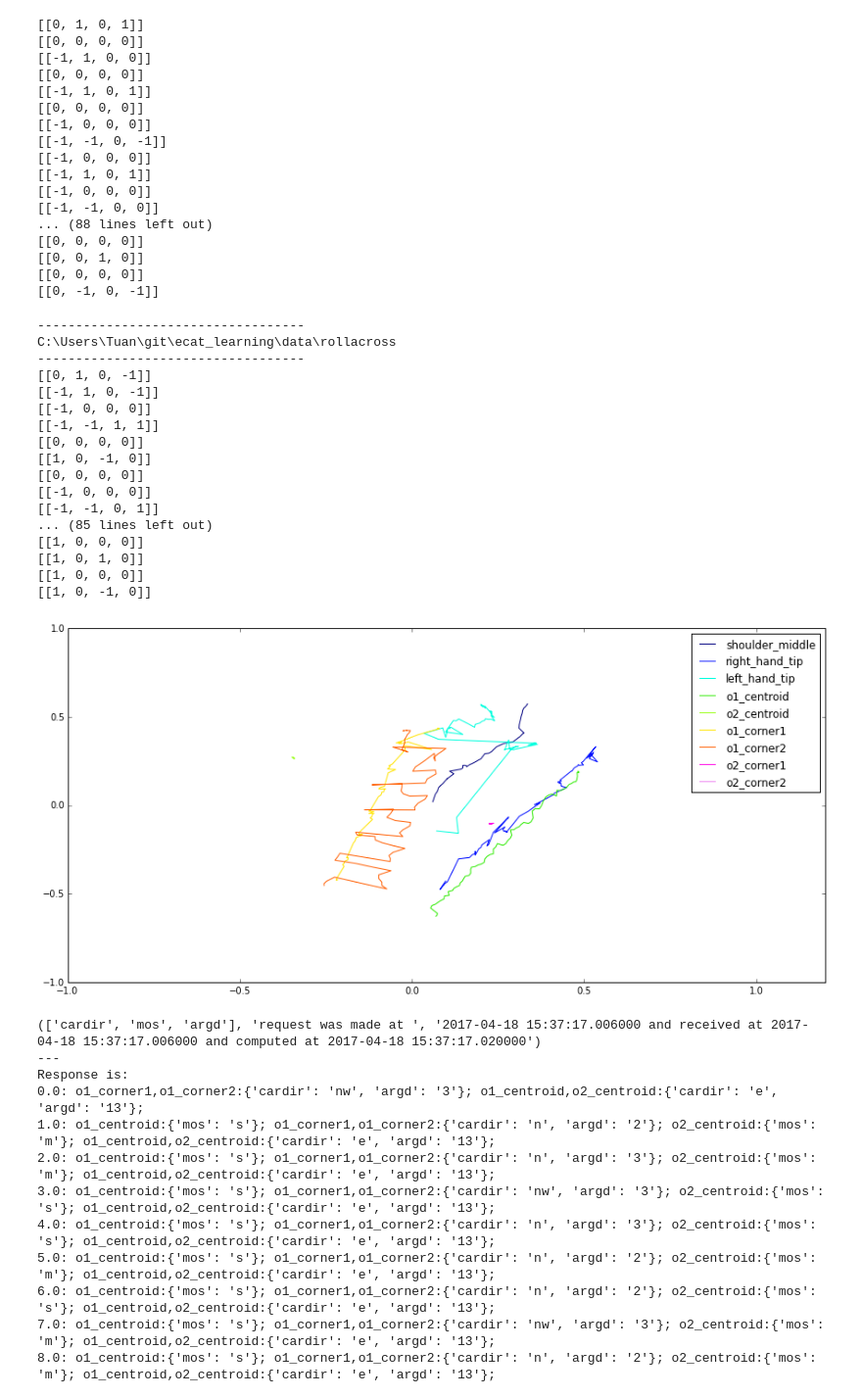
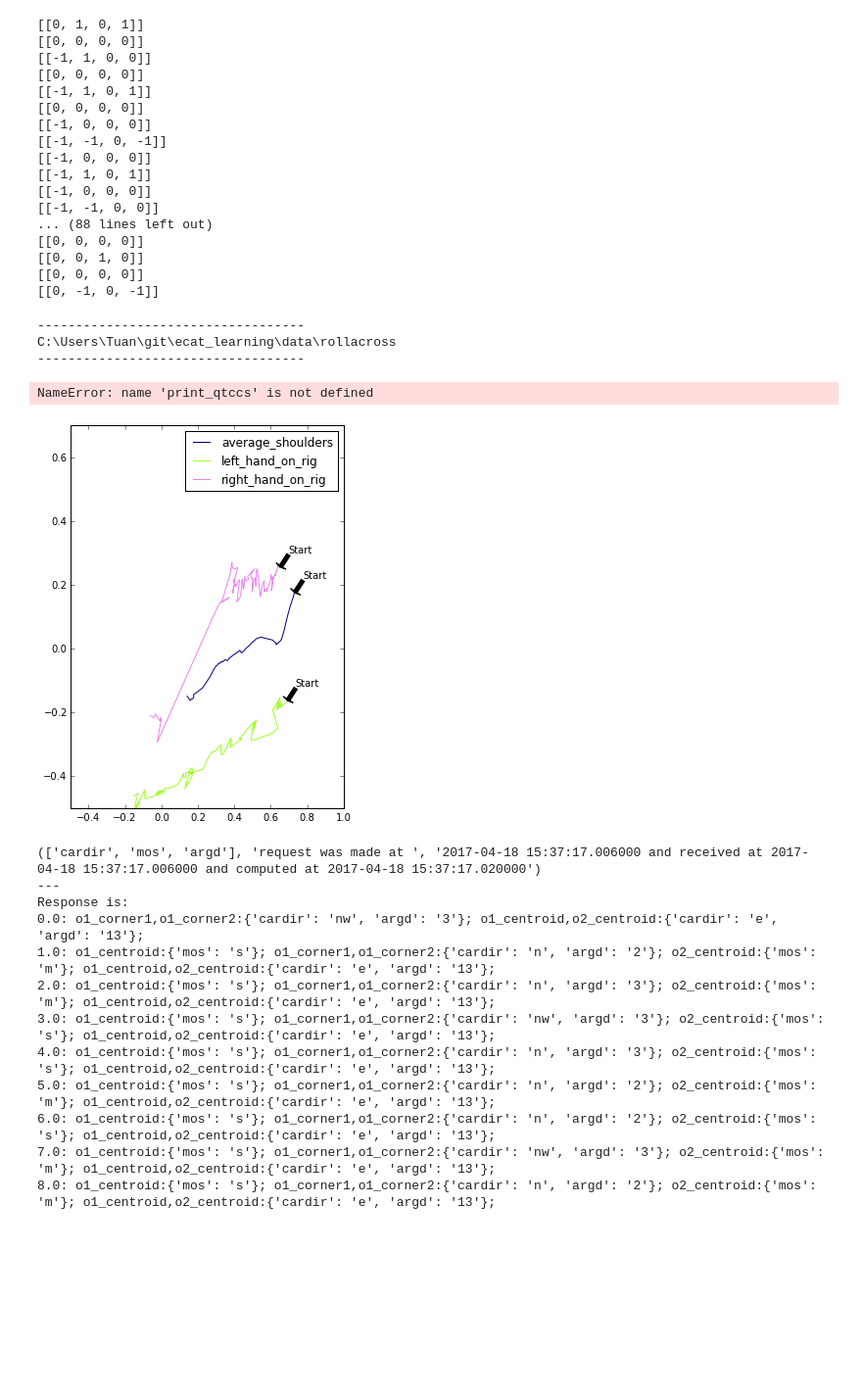
Before and after one commit to tuandnvn/ecat_learning, a Jupyter notebook: Test PCA.ipynb, the cells around one changed output. Shown: that part at 98% size. Cells and saved outputs as stored; diff of their text form; code cells hidden in the pictures; blank space fills up the shorter version.

```diff
--- a/Test PCA.ipynb
+++ b/Test PCA.ipynb
@@ -429,29 +450,22 @@ print_qtccs(sample)
 [[0, 0, 1, 0]]
 [[0, 0, 0, 0]]
 [[0, -1, 0, -1]]
-# %%
-sample2 = plot_project('C:\\Users\\Tuan\\git\\ecat_learning\\data\\rollacross', 3)
-
-print_qtccs(sample2)
-# %% [output]
------------------------------------
-C:\Users\Tuan\git\ecat_learning\data\rollacross
------------------------------------
-[[0, 1, 0, -1]]
-[[-1, 1, 0, -1]]
-[[-1, 0, 0, 0]]
-[[-1, -1, 1, 1]]
-[[0, 0, 0, 0]]
-[[1, 0, -1, 0]]
-[[0, 0, 0, 0]]
-[[-1, 0, 0, 0]]
-[[-1, -1, 0, 1]]
-... (85 lines left out)
-[[1, 0, 0, 0]]
-[[1, 0, 1, 0]]
-[[1, 0, 0, 0]]
-[[1, 0, -1, 0]]
-[figure, removed]
+# %%
+labels = ['shoulder_middle', 'right_hand_tip', 'left_hand_tip', 'o1_centroid', 'o2_centroid',
+             'average_shoulders', 'left_hand_on_rig', 'right_hand_on_rig',
+             'o1_corner1', 'o1_corner2','o2_corner1','o2_corner2']
+figsize = (10, 5)
+axis = [-0.5,1,-0.5,0.7]
+sample2 = plot_project('C:\\Users\\Tuan\\git\\ecat_learning\\data\\rollacross', 2, ['average_shoulders', 'left_hand_on_rig', 'right_hand_on_rig'], figsize,
+                      axis)
+
+print_qtccs(sample2)
+# %% [output]
+-----------------------------------
+C:\Users\Tuan\git\ecat_learning\data\rollacross
+-----------------------------------
+NameError: name 'print_qtccs' is not defined
+[figure, added]
 # %%
 o1_corner1 = [Object_State(name="o1_corner1", timestamp=i, x=sample2[i][12], y=sample2[i][13], width=0.1, length=0.1)
       for i in xrange(sample2.shape[0])]
```
Also changed, not shown: parts of 6 cells of this notebook, 2 other files.
